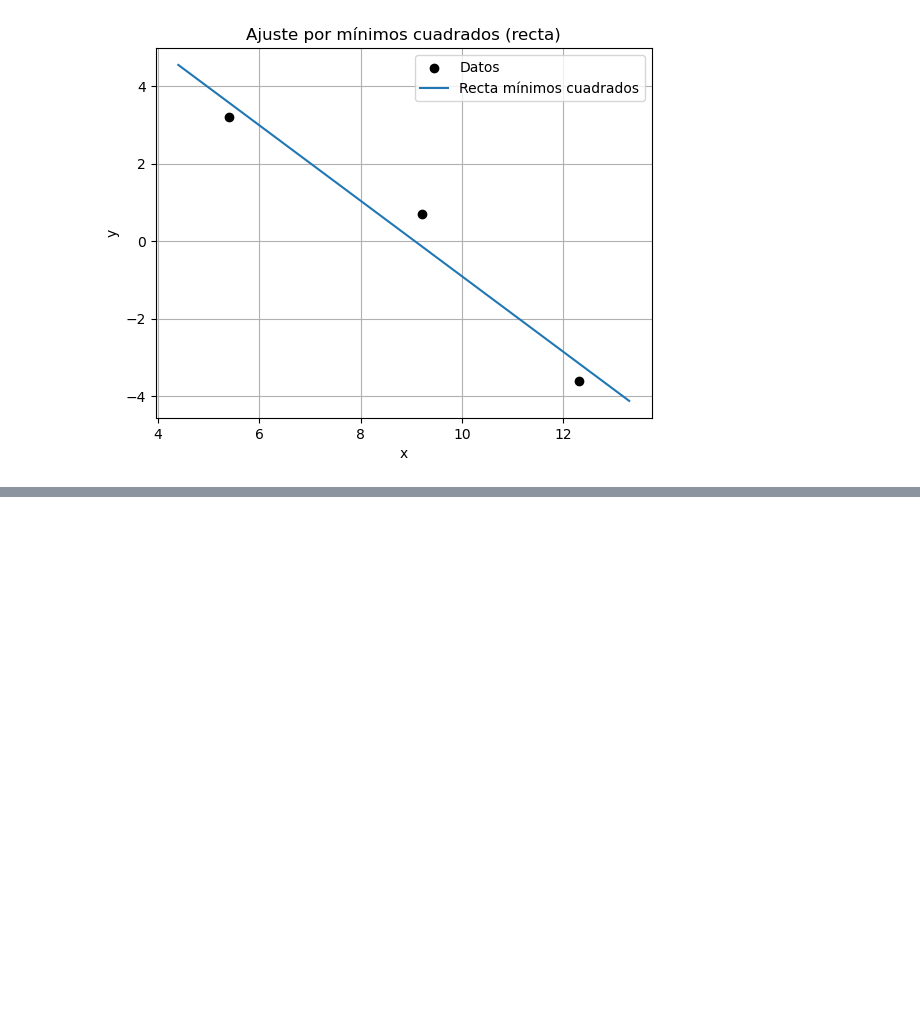
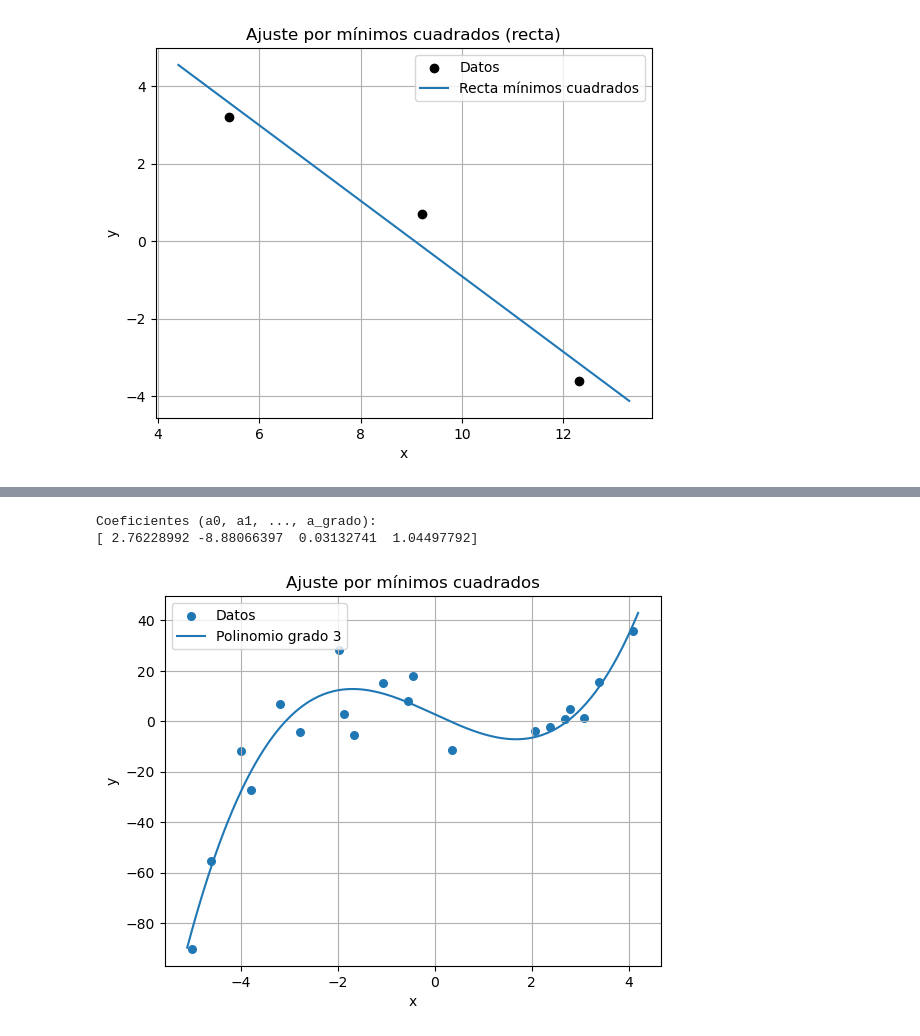
Before and after one commit to CelesteLascano017/taller-m-nimos-cuadrados, a Jupyter notebook: Mínimos_Cuadrados.ipynb, the cells around one changed output, grey strips where cells are left out. Saved outputs shown, nothing was run; the diff lists cells and outputs as text; code cells hidden in the pictures; blank space fills up the shorter version.

```diff
--- a/Mínimos_Cuadrados.ipynb
+++ b/Mínimos_Cuadrados.ipynb
@@ -183,0 +205,49 @@ plt.show()
+# %%
+def ajustar_polinomio_min_cuadrados(xs, ys, grado):
+    """
+    Ajusta un polinomio de grado 'grado' por mínimos cuadrados
+    a los datos (xs, ys).
+    Devuelve los coeficientes [a0, a1, ..., a_grado].
+    """
+    # Matriz de diseño A: columnas [1, x, x^2, ..., x^grado]
+    A = np.vander(xs, grado + 1, increasing=True)  # increasing=True => [x^0, x^1, ...]
+
+    # Resolver mínimos cuadrados: A a ≈ y
+    coefs, *_ = np.linalg.lstsq(A, ys, rcond=None)
+    return coefs  # array de longitud grado+1
+# %%
+def evaluar_polinomio(coefs, x):
+    """
+    Evalúa el polinomio con coeficientes 'coefs'
+    en los puntos x (escalar o array).
+    coefs = [a0, a1, ..., an]
+    """
+    # coefs[0] + coefs[1] * x + coefs[2] * x**2 + ...
+    # Usamos np.polyval pero ojo: espera coefs al revés.
+    potencias = np.array([x**i for i in range(len(coefs))])
+    return np.sum(coefs[:, np.newaxis] * potencias, axis=0)
+# %%
+grado = 3  # prueba con 2, luego con 3, 4, etc.
+
+coefs = ajustar_polinomio_min_cuadrados(xs, ys, grado)
+print("Coeficientes (a0, a1, ..., a_grado):")
+print(coefs)
+# %% [output]
+Coeficientes (a0, a1, ..., a_grado):
+[ 2.76228992 -8.88066397  0.03132741  1.04497792]
+# %%
+# Puntos para graficar la curva
+x_plot = np.linspace(xs.min() - 0.1, xs.max() + 0.1, 400)
+y_plot = evaluar_polinomio(coefs, x_plot)
+
+plt.figure()
+plt.scatter(xs, ys, label="Datos", s=30)
+plt.plot(x_plot, y_plot, label=f"Polinomio grado {grado}")
+plt.xlabel("x")
+plt.ylabel("y")
+plt.title("Ajuste por mínimos cuadrados")
+plt.legend()
+plt.grid(True)
+plt.show()
+# %% [output]
+[figure, added]
```
Also changed, not shown: parts of 10 cells of this notebook.
